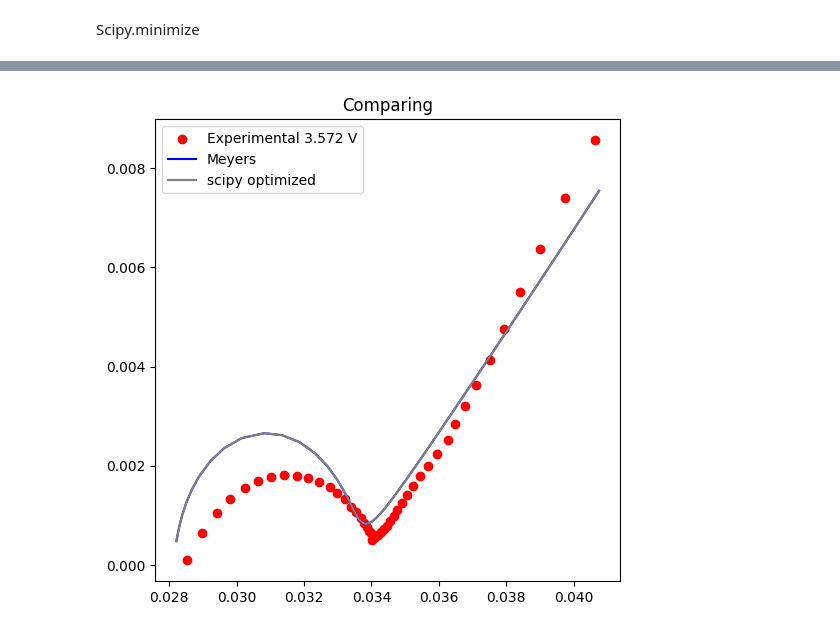
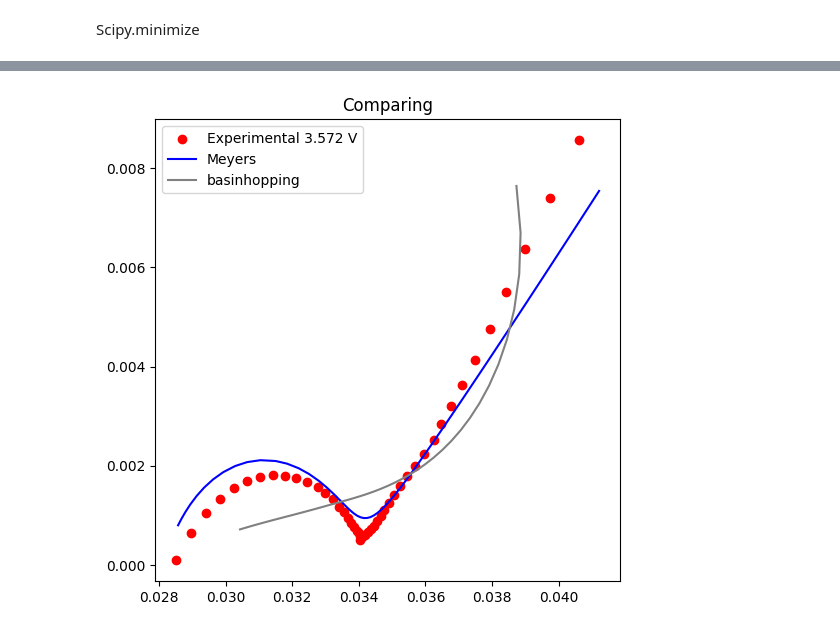
Before and after one commit to samaard2001/EIS-code, a Jupyter notebook: Code/EIS_ECM.ipynb, the cells around one changed output, grey strips where cells are left out. Cells and saved outputs as stored; diff of their text form; code cells hidden in the pictures.

Commit message:
Trying to optimize parameters

```diff
--- a/Code/EIS_ECM.ipynb
+++ b/Code/EIS_ECM.ipynb
@@ -573,8 +573,11 @@ plt.show()
 
 a_fitting = {
     "Rel": 0.002, # motstand elektrolytt, [ohm.m^2]
-    "R1": 0.02,  # motstand, [ohm.m^2]
-    "C1": 0.2,  # kapasitans
+    "R1": 0.012,  # motstand, [ohm.m^2]
+    "Q1": 0.9,  # kapasitans
+    "R2": 0.01,
+    "Q2": 0.9,
+    "alpha": 0.8,
     "Ds": 2e-16,     # diffusjonskoeffisient [m^2.s^-1]
     "a": 618947,  # overflateareal porer/volum electrode [m^-1]
     }
@@ -595,8 +598,11 @@ def Y_s(param, ang_freq):
     Y_s = (np.sqrt(1j*omega_s) - np.tanh(np.sqrt(1j*omega_s)))/np.tanh(np.sqrt(1j*omega_s))
     return Y_s
 
+# Trying to use non-ideal double-layer capacitance (CPE): Z_CPE = 1/(Q(1j*omega)**alpha)
+
 def Y_particle(param, ang_freq, R_part, Y_s):
-    Y = 1/((param['R1'] + R_part/Y_s)/(1 + 1j*ang_freq*param['C1']*(param['R1'] + R_part/Y_s)))
+    Y = 1/((param['R1'] + R_part/Y_s)/(1 + (1j*ang_freq)**param['alpha']*param['Q1']*(param['R1'] + R_part/Y_s)) + param['R2']/(1+(1j*ang_freq)**param['alpha']*param['Q2']*param['R2']))
+    #Y = 1/((param['R1'] + R_part/Y_s)/(1 + (1j*ang_freq)**param['alpha']*param['Q1']*(param['R1'] + R_part/Y_s)))
     return Y
 
 def v(param, Y):
@@ -679,21 +747,21 @@ print(a_fitting)
 # %%
-frequencies = np.array(get_exp_data(1, "")[1])
+frequencies = np.array(get_exp_data(i, "")[1])
 Z = calc_Z1(dict_to_list(a_fitting), frequencies)
 Z_scipy = calc_Z1(list_elems, frequencies)
 #Z_pso = calc_Z1(best_params, frequencies)
 
 fig, ax = plt.subplots(figsize=(6, 6))
 ax.scatter(np.array(get_exp_data(i, "")[0][0]), -np.array(get_exp_data(i, "")[0][1]), color = 'red', label=f"Experimental "+str(np.round(get_vdc(i, ""),3))+" V")
 ax.plot(Z.real, -Z.imag, label = f'Meyers', color = 'blue')
 #ax.plot(Z_pso.real, -Z_pso.imag, label = f'PSO optimized', color = 'grey')
-ax.plot(Z_scipy.real, -Z_scipy.imag, label = f'scipy optimized', color = 'grey')
+ax.plot(Z_scipy.real, -Z_scipy.imag, label = f'basinhopping', color = 'grey')
 
 
 #ax.set_xlim(0.016, 0.045)
 #ax.set_ylim(0, 0.012)
 
 plt.legend()
 plt.title("Comparing")
 plt.show()
 # %% [output]
-[figure, old version]
+[figure, new version]
```
Also changed, not shown: parts of 7 cells of this notebook, 1 other file.
